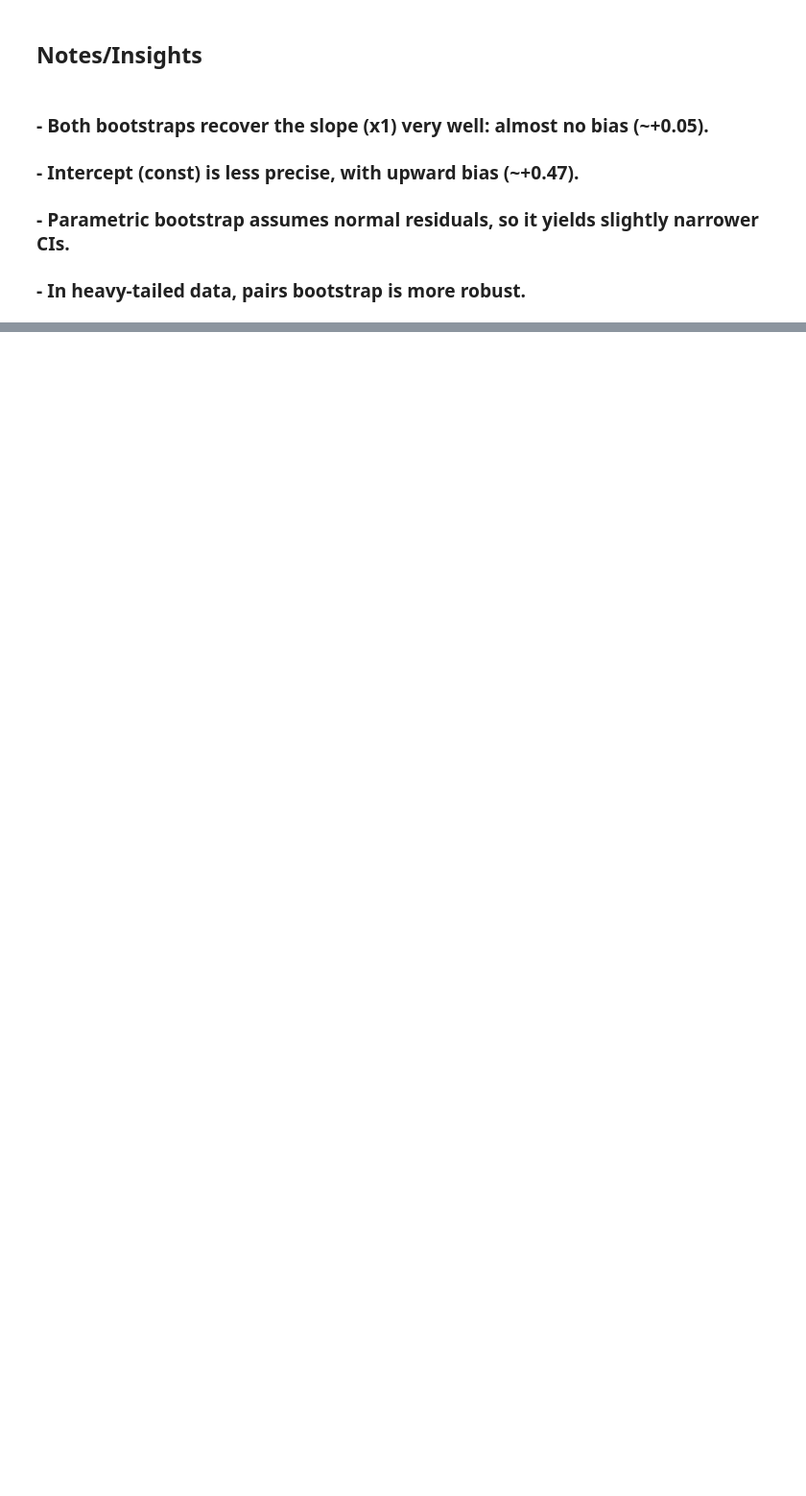
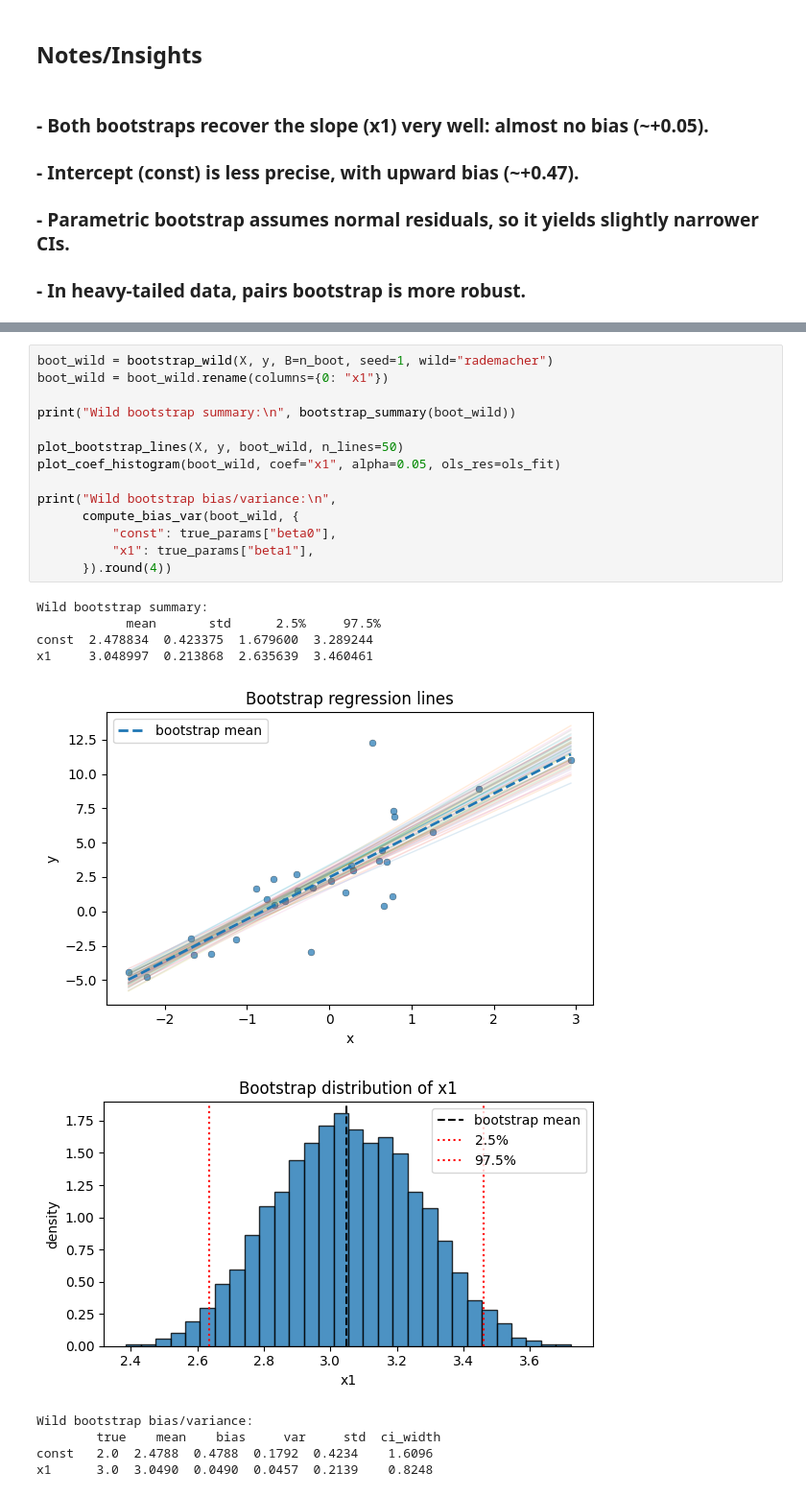
Before and after one commit to mani-atwal/bootstrap-regression-fall2025, a Jupyter notebook: experiments.ipynb, the cells around one changed output, grey strips where cells are left out. Shown: that part at 96% size. Cells and saved outputs as stored; diff of their text form; blank space fills up the shorter version.

```diff
--- a/experiments.ipynb
+++ b/experiments.ipynb
@@ -84,0 +156,25 @@ print("Pairs bootstrap bias/variance:\n",
+# %%
+boot_wild = bootstrap_wild(X, y, B=n_boot, seed=1, wild="rademacher")
+boot_wild = boot_wild.rename(columns={0: "x1"})
+
+print("Wild bootstrap summary:\n", bootstrap_summary(boot_wild))
+
+plot_bootstrap_lines(X, y, boot_wild, n_lines=50)
+plot_coef_histogram(boot_wild, coef="x1", alpha=0.05, ols_res=ols_fit)
+
+print("Wild bootstrap bias/variance:\n",
+      compute_bias_var(boot_wild, {
+          "const": true_params["beta0"],
+          "x1": true_params["beta1"],
+      }).round(4))
+# %% [output]
+Wild bootstrap summary:
+            mean       std      2.5%     97.5%
+const  2.478834  0.423375  1.679600  3.289244
+x1     3.048997  0.213868  2.635639  3.460461
+[figure, added]
+[figure, added]
+Wild bootstrap bias/variance:
+        true    mean    bias     var     std  ci_width
+const   2.0  2.4788  0.4788  0.1792  0.4234    1.6096
+x1      3.0  3.0490  0.0490  0.0457  0.2139    0.8248
```
Also changed, not shown: parts of 10 cells of this notebook, 1 other file.
